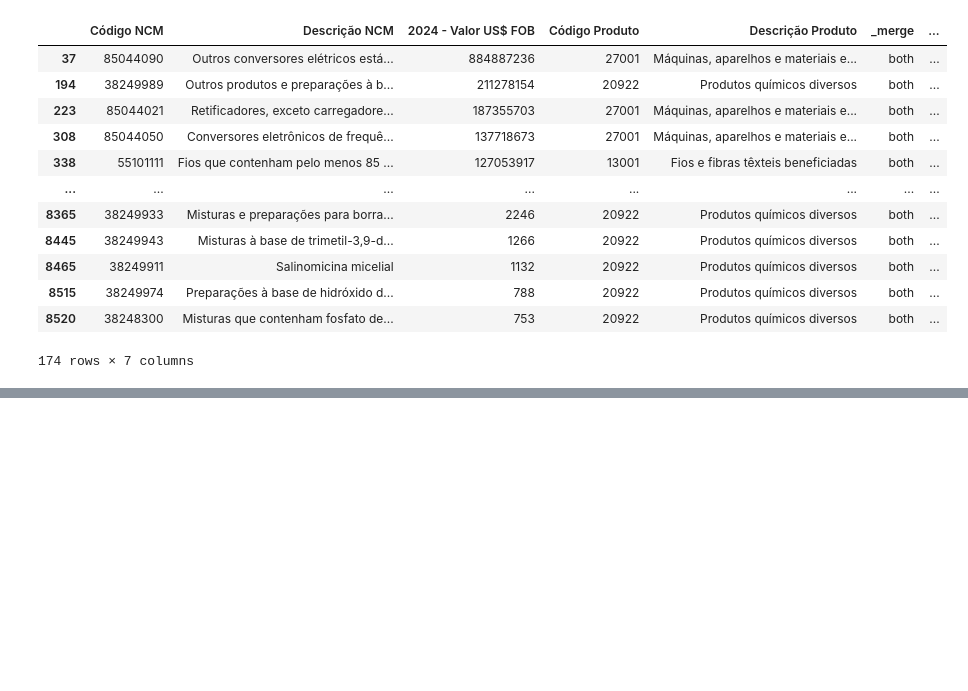
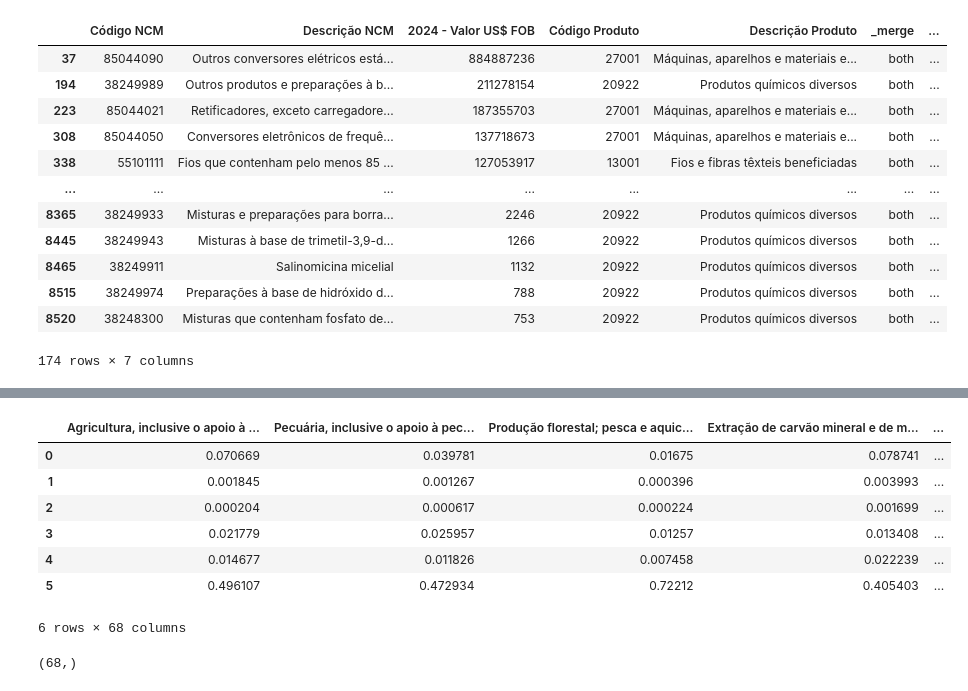
Before and after one commit to amiltonmendes/analise_insumo_produto, a Jupyter notebook: Artigo - Impacto CAT.ipynb, the cells around one changed output, grey strips where cells are left out. Drawn from its saved outputs; the diff is of its cells as text; code cells hidden in the pictures; blank space fills up the shorter version.

```diff
--- a/Artigo - Impacto CAT.ipynb
+++ b/Artigo - Impacto CAT.ipynb
@@ -95,0 +220,6 @@ importacoes_mapeadas_scn.tail()
+# %%
+#dividir cada linha da matriz de impostos_modelo_precos pelo valor de produção, de forma que o elemento de cada linha seja dividido pelo valor de produção, na coluna correspondente
+importacao_modelo_precos_part = importacao_modelo_precos.div(valor_producao, axis=0)
+valor_agregado_part = valor_agregado.div(valor_producao, axis=0)
+# dividir cada linha da matriz de impostos_modelo_precos pelo valor de produção, de forma que o elemento de cada linha seja dividido pelo valor de produção, na coluna correspondente
+impostos_modelo_precos_part = impostos_modelo_precos.div(valor_producao, axis=1)
@@ -95,0 +262,2 @@ importacoes_mapeadas_scn.tail()
+# %%
+matriz_modelo_precos = pd.concat([pd.DataFrame(importacao_modelo_precos_part.values.reshape(1,68),columns=coeficientes_tecnicos.columns),impostos_modelo_precos_part,pd.DataFrame(valor_agregado_part.values.reshape(1,68),columns=coeficientes_tecnicos.columns)], axis=0,ignore_index=True)
@@ -95,0 +279,14 @@ importacoes_mapeadas_scn.tail()
+# %%
+#multiplicar cada elento do vetor de alteração pela segunda linha da matriz de modelo de preços, que é a linha de imposto de importação
+matriz_modelo_precos.iloc[1,:] = matriz_modelo_precos.iloc[1,:] * vetor_alteração_imposto.values
+# %%
+matriz_modelo_precos
+# %% [output]
+|  | Agricultura, inclusive o apoio à ... | Pecuária, inclusive o apoio à pec... | Produção florestal; pesca e aquic... | Extração de carvão mineral e de m... | ... |
+| 0 | 0.070669 | 0.039781 | 0.01675 | 0.078741 | ... |
+| 1 | 0.001845 | 0.001267 | 0.000396 | 0.003993 | ... |
+| 2 | 0.000204 | 0.000617 | 0.000224 | 0.001699 | ... |
+| 3 | 0.021779 | 0.025957 | 0.01257 | 0.013408 | ... |
+| 4 | 0.014677 | 0.011826 | 0.007458 | 0.022239 | ... |
+| 5 | 0.496107 | 0.472934 | 0.72212 | 0.405403 | ... |
+6 rows × 68 columns
@@ -95,0 +301,4 @@ importacoes_mapeadas_scn.tail()
+# %%
+lista_nomes.shape
+# %% [output]
+(68,)
```
Also changed, not shown: parts of 42 cells of this notebook, 5 other files.
